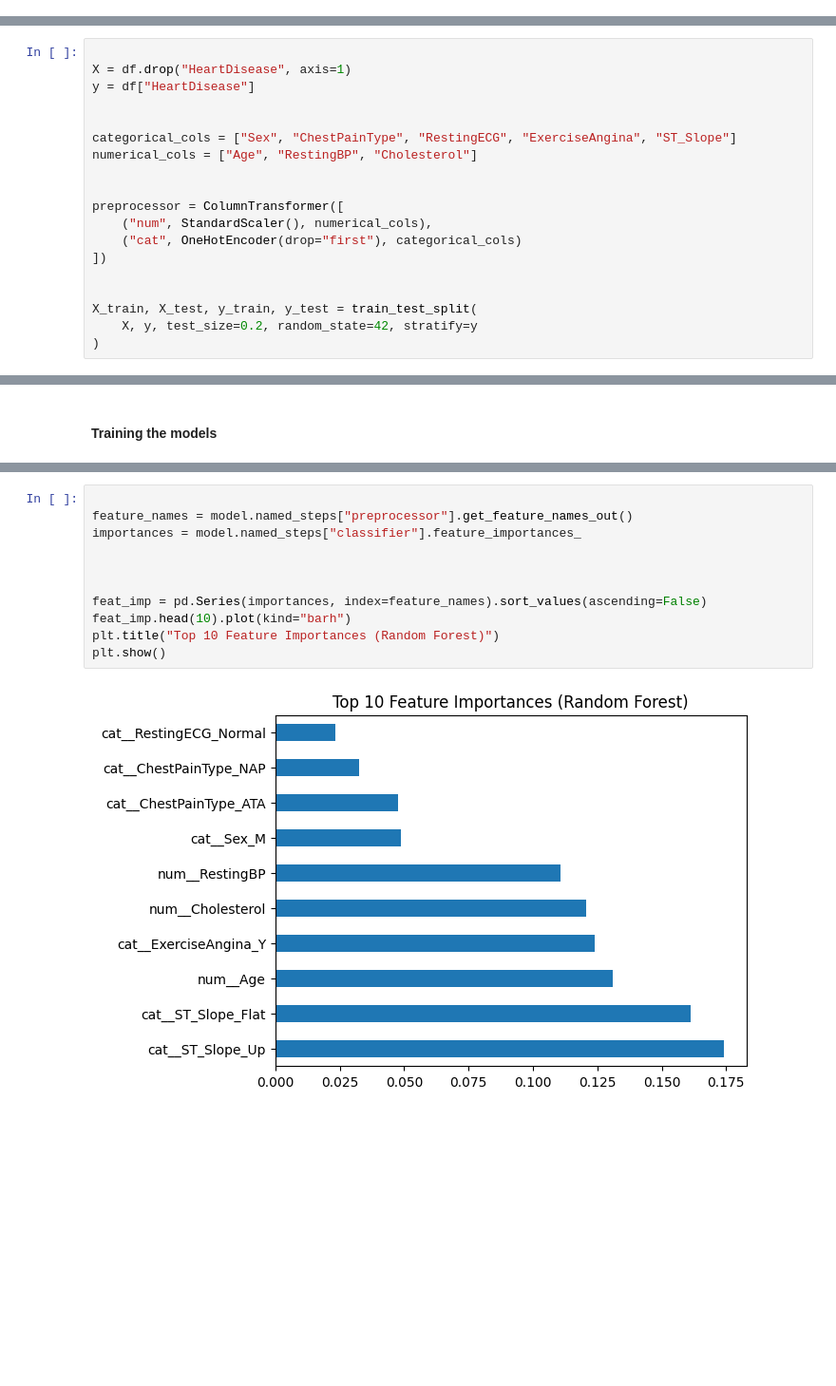
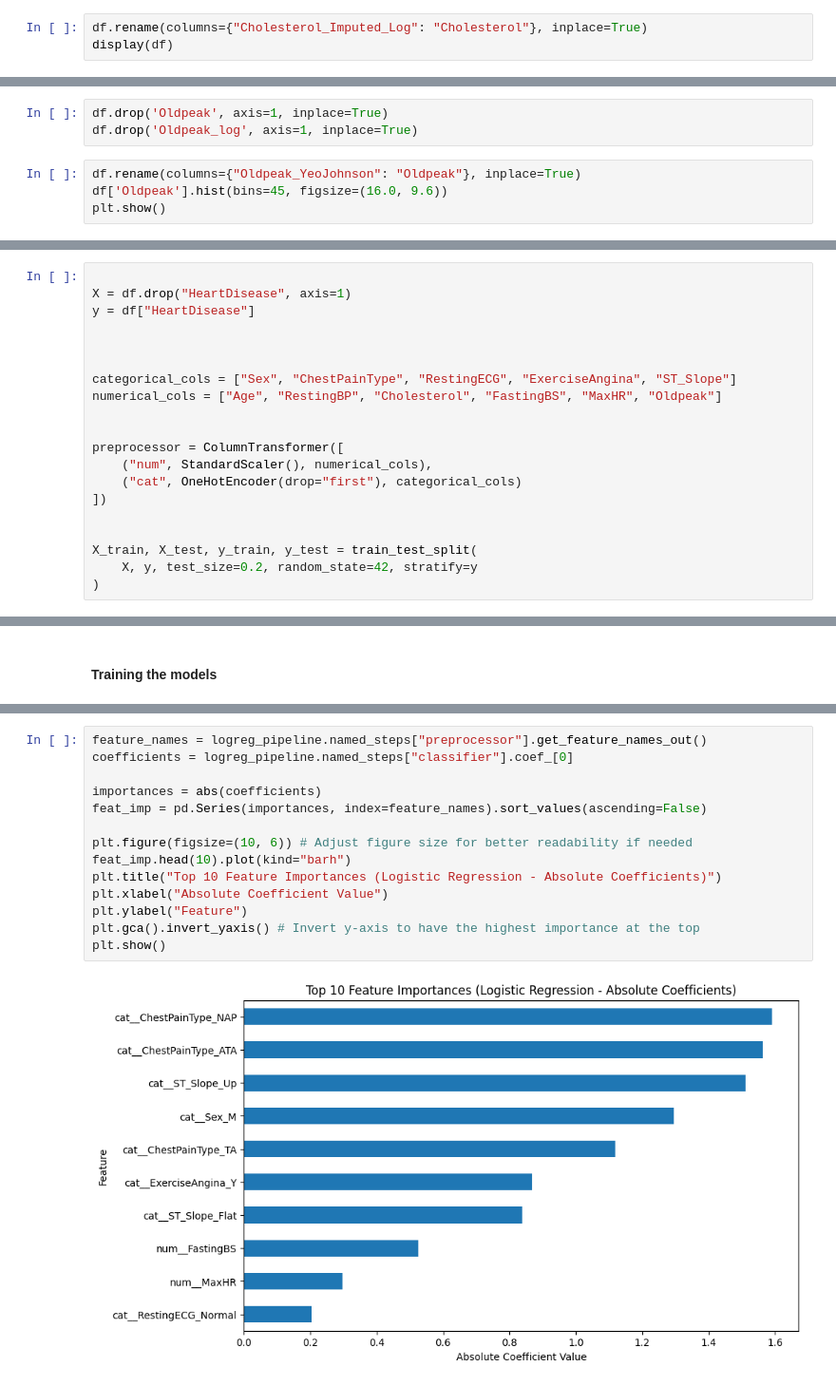
Before and after one commit to azzipxonraj/ml_heart, a Jupyter notebook: Machinelearn_heartdisease copy.ipynb, the cells around one changed output, grey strips where cells are left out. Shown at 95% size. Cells and saved outputs as stored; diff of their text form; blank space fills up the shorter version.

```diff
--- a/Machinelearn_heartdisease copy.ipynb
+++ b/Machinelearn_heartdisease copy.ipynb
@@ -235,0 +229,3 @@ I have decided it is best to drop all the records that contain 0 cholesterol, Th
+# %%
+df.rename(columns={"Cholesterol_Imputed_Log": "Cholesterol"}, inplace=True)
+display(df)
@@ -235,0 +263,7 @@ I have decided it is best to drop all the records that contain 0 cholesterol, Th
+# %%
+df.drop('Oldpeak', axis=1, inplace=True)
+df.drop('Oldpeak_log', axis=1, inplace=True)
+# %%
+df.rename(columns={"Oldpeak_YeoJohnson": "Oldpeak"}, inplace=True)
+df['Oldpeak'].hist(bins=45, figsize=(16.0, 9.6))
+plt.show()
@@ -425,8 +520,9 @@ X = df.drop("HeartDisease", axis=1)
 y = df["HeartDisease"]
 
 
+
 categorical_cols = ["Sex", "ChestPainType", "RestingECG", "ExerciseAngina", "ST_Slope"]
-numerical_cols = ["Age", "RestingBP", "Cholesterol"]
+numerical_cols = ["Age", "RestingBP", "Cholesterol", "FastingBS", "MaxHR", "Oldpeak"]
 
 
 preprocessor = ColumnTransformer([
@@ -546,13 +647,16 @@ Logistic Regression is interpretable and still strong and could serve as a great
 # %%
+feature_names = logreg_pipeline.named_steps["preprocessor"].get_feature_names_out()
+coefficients = logreg_pipeline.named_steps["classifier"].coef_[0]
 
-feature_names = model.named_steps["preprocessor"].get_feature_names_out()
-importances = model.named_steps["classifier"].feature_importances_
+importances = abs(coefficients)
+feat_imp = pd.Series(importances, index=feature_names).sort_values(ascending=False)
 
-
-
-feat_imp = pd.Series(importances, index=feature_names).sort_values(ascending=False)
+plt.figure(figsize=(10, 6)) # Adjust figure size for better readability if needed
 feat_imp.head(10).plot(kind="barh")
-plt.title("Top 10 Feature Importances (Random Forest)")
+plt.title("Top 10 Feature Importances (Logistic Regression - Absolute Coefficients)")
+plt.xlabel("Absolute Coefficient Value")
+plt.ylabel("Feature")
+plt.gca().invert_yaxis() # Invert y-axis to have the highest importance at the top
 plt.show()
 # %% [output]
-[figure, old version]
+[figure, new version]
```
Also changed, not shown: parts of 70 cells of this notebook.
